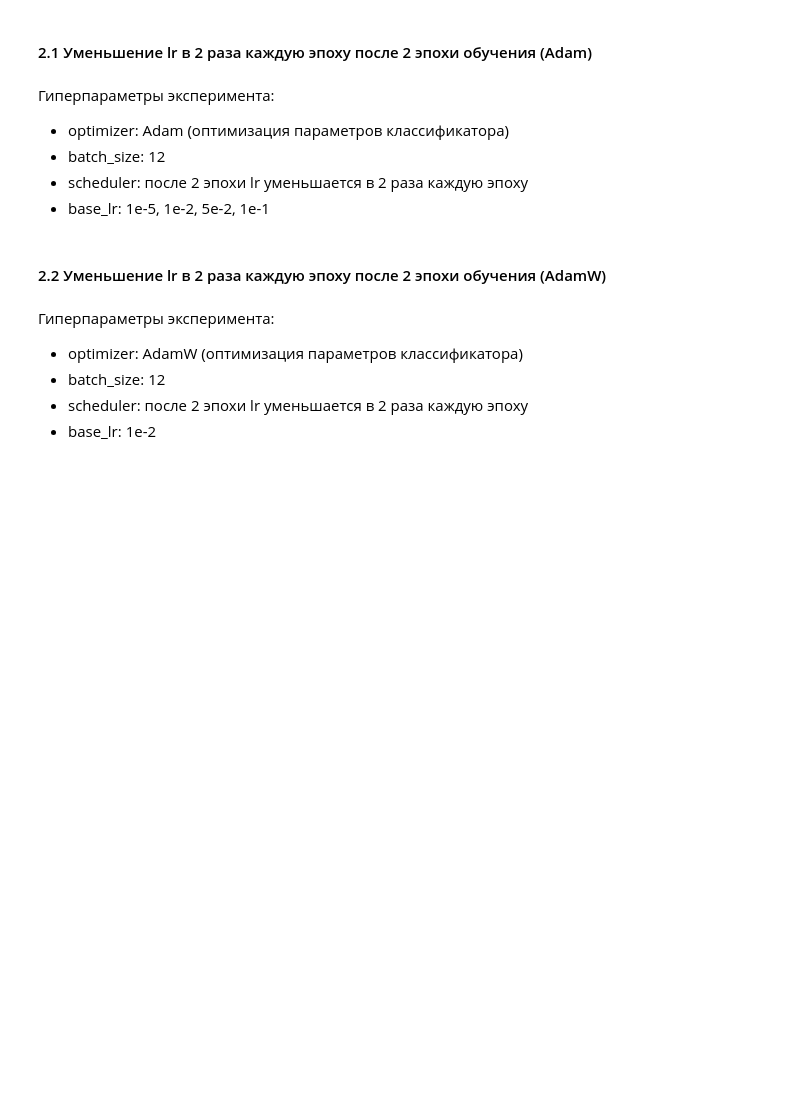
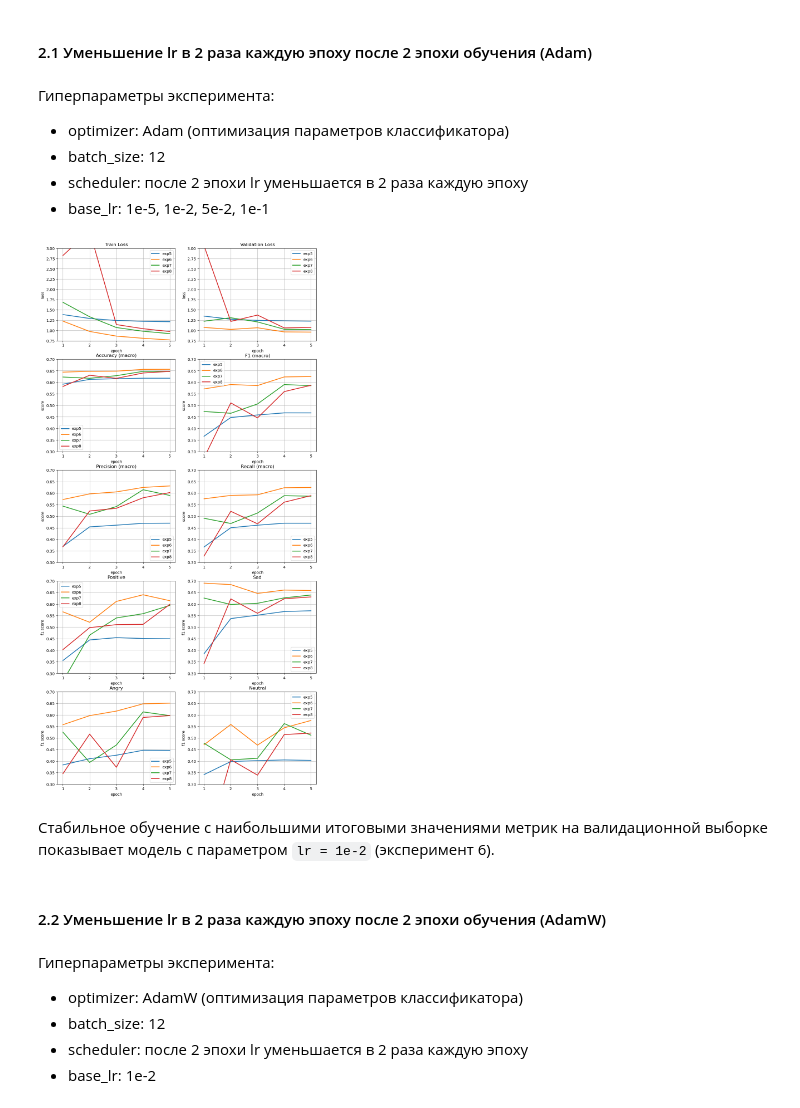
Before and after one commit to ArinaOwl/speech_emotion_recognition, a Jupyter notebook: ser_experiments/emo_classification_pretrained.ipynb, the cells around one changed output. Saved outputs shown, nothing was run; the diff lists cells and outputs as text; code cells hidden in the pictures; blank space fills up the shorter version.

```diff
--- a/ser_experiments/emo_classification_pretrained.ipynb
+++ b/ser_experiments/emo_classification_pretrained.ipynb
@@ -474,6 +582,12 @@ writer.close()
 
 gc.collect()
 torch.cuda.empty_cache()
+# %%
+experiment_plots([5, 6, 7, 8], loss_ylim=[0.75, 3], score_ylim=[0.3, 0.7])
+# %% [output]
+[figure, added]
+# %% [markdown]
+Стабильное обучение с наибольшими итоговыми значениями метрик на валидационной выборке показывает модель с параметром `lr = 1e-2` (эксперимент 6).
 # %% [markdown]
 #### 2.2 Уменьшение lr в 2 раза каждую эпоху после 2 эпохи обучения (AdamW)
 # %% [markdown]
```
Also changed, not shown: parts of 33 cells of this notebook.
